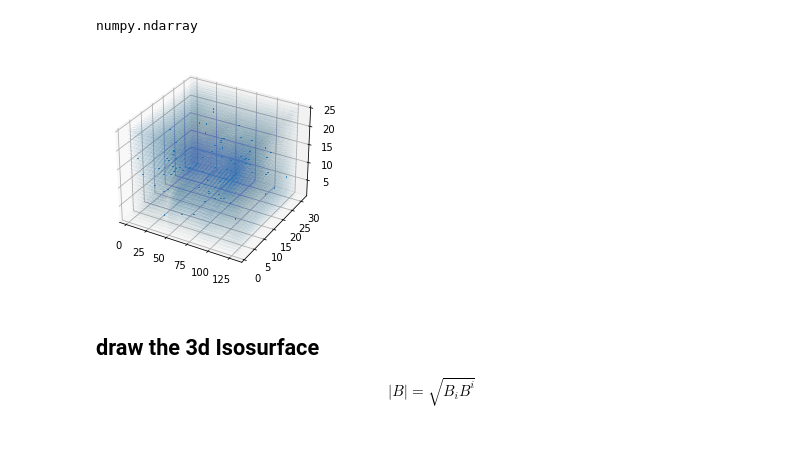
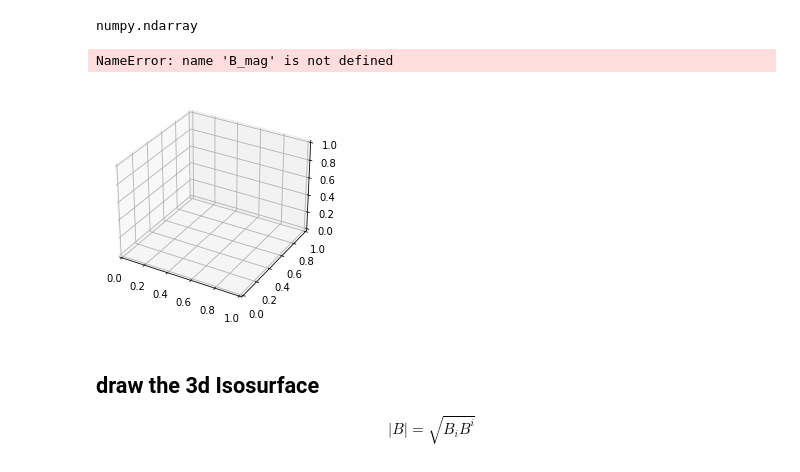
Before and after one commit to S-Yuan137/LIC, a Jupyter notebook: test_clump_hd5.ipynb, the cells around one changed output. Cells and saved outputs as stored; diff of their text form; code cells hidden in the pictures; blank space fills up the shorter version.

```diff
--- a/test_clump_hd5.ipynb
+++ b/test_clump_hd5.ipynb
@@ -30,21 +30,26 @@ numpy.ndarray
 # %%
 from mpl_toolkits.mplot3d import axes3d
 import matplotlib.pyplot as plt
 
+B_mag = np.sqrt(B_i*B_i + B_j*B_j + B_k*B_k)
 fig = plt.figure()
-ax = fig.gca(projection='3d')
+# ax = fig.gca(projection='3d')
+ax = fig.add_subplot(111, projection='3d')
+ax.set_box_aspect([B_mag.shape[0], B_mag.shape[1], B_mag.shape[2]])
+
 
 x, y, z = np.meshgrid(np.linspace(1, B_i.shape[1], B_i.shape[1]),
                       np.linspace(1, B_i.shape[0], B_i.shape[0]),
                       np.linspace(1, B_i.shape[2], B_i.shape[2]))
 # this is a strange thing: the mesh grid data is not mathched with the original order
 # x, y, z = np.meshgrid(31, 130, 25) ====> x.shape = (130, 31, 25)
 
 ax.quiver(x, y, z, B_i, B_j, B_k, length=0.001)
 
 plt.show('agg')
 # %% [output]
+NameError: name 'B_mag' is not defined
-[figure, old version]
+[figure, new version]
 # %% [markdown]
 ## draw the 3d Isosurface
 
```
Also changed, not shown: parts of 4 cells of this notebook, 3 other files.
